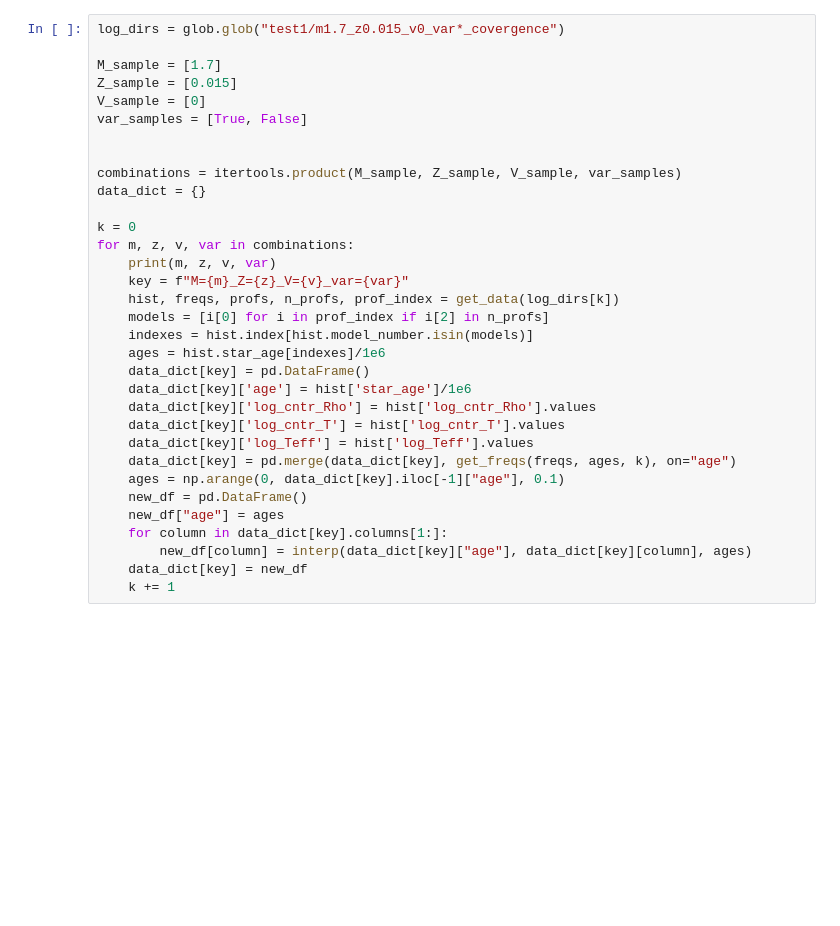
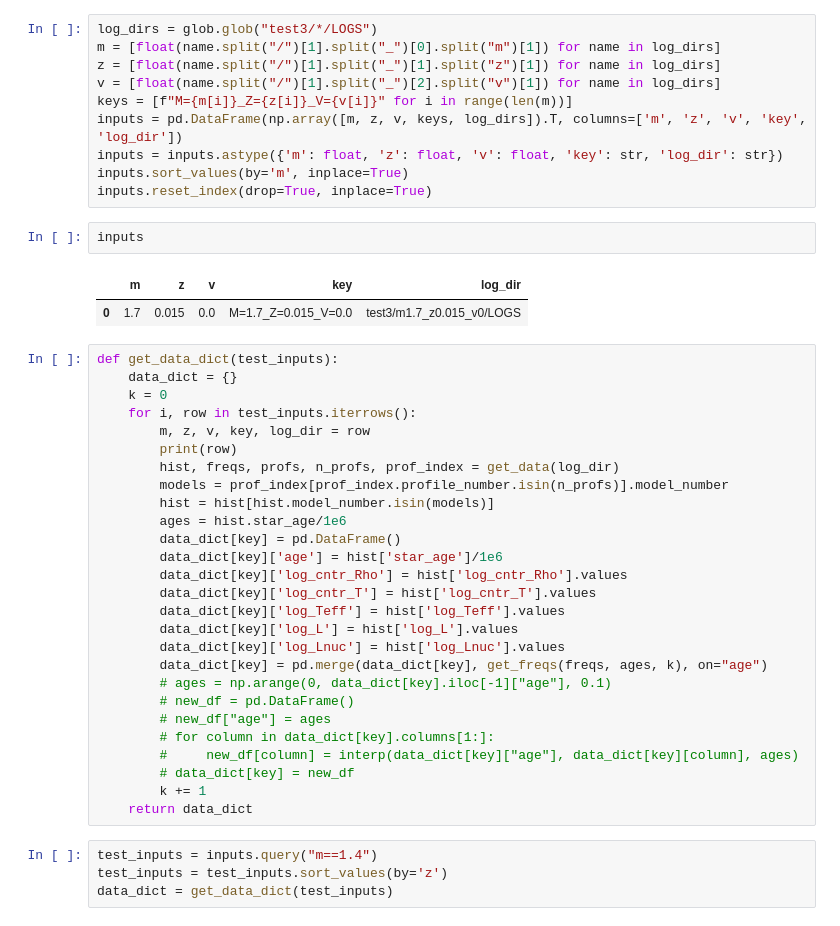
Before and after one commit to gautam-404/MESA-tests, a Jupyter notebook: comp2.ipynb, the cells around one changed output. Drawn from its saved outputs; the diff is of its cells as text; blank space fills up the shorter version.

```diff
--- a/comp2.ipynb
+++ b/comp2.ipynb
@@ -8,33 +63,46 @@ from helper import *
+# %%
+log_dirs = glob.glob("test3/*/LOGS")
+m = [float(name.split("/")[1].split("_")[0].split("m")[1]) for name in log_dirs]
+z = [float(name.split("/")[1].split("_")[1].split("z")[1]) for name in log_dirs]
+v = [float(name.split("/")[1].split("_")[2].split("v")[1]) for name in log_dirs]
+keys = [f"M={m[i]}_Z={z[i]}_V={v[i]}" for i in range(len(m))]
+inputs = pd.DataFrame(np.array([m, z, v, keys, log_dirs]).T, columns=['m', 'z', 'v', 'key', 'log_dir'])
+inputs = inputs.astype({'m': float, 'z': float, 'v': float, 'key': str, 'log_dir': str})
+inputs.sort_values(by='m', inplace=True)
+inputs.reset_index(drop=True, inplace=True)
+# %%
+inputs
+# %% [output]
+|  | m | z | v | key | log_dir |
+| 0 | 1.7 | 0.015 | 0.0 | M=1.7_Z=0.015_V=0.0 | test3/m1.7_z0.015_v0/LOGS |
 # %%
-log_dirs = glob.glob("test1/m1.7_z0.015_v0_var*_covergence")
-
-M_sample = [1.7]
-Z_sample = [0.015]
-V_sample = [0]
-var_samples = [True, False]
-
-
-combinations = itertools.product(M_sample, Z_sample, V_sample, var_samples)
-data_dict = {}
-
-k = 0
-for m, z, v, var in combinations:
-    print(m, z, v, var)
-    key = f"M={m}_Z={z}_V={v}_var={var}"
-    hist, freqs, profs, n_profs, prof_index = get_data(log_dirs[k])
-    models = [i[0] for i in prof_index if i[2] in n_profs]
-    indexes = hist.index[hist.model_number.isin(models)]
-    ages = hist.star_age[indexes]/1e6
-    data_dict[key] = pd.DataFrame()
-    data_dict[key]['age'] = hist['star_age']/1e6
-    data_dict[key]['log_cntr_Rho'] = hist['log_cntr_Rho'].values
-    data_dict[key]['log_cntr_T'] = hist['log_cntr_T'].values
-    data_dict[key]['log_Teff'] = hist['log_Teff'].values
-    data_dict[key] = pd.merge(data_dict[key], get_freqs(freqs, ages, k), on="age")
-    ages = np.arange(0, data_dict[key].iloc[-1]["age"], 0.1)
-    new_df = pd.DataFrame()
-    new_df["age"] = ages
-    for column in data_dict[key].columns[1:]:
-        new_df[column] = interp(data_dict[key]["age"], data_dict[key][column], ages)
-    data_dict[key] = new_df
-    k += 1
+def get_data_dict(test_inputs):
+    data_dict = {}
+    k = 0
+    for i, row in test_inputs.iterrows():
+        m, z, v, key, log_dir = row
+        print(row)
+        hist, freqs, profs, n_profs, prof_index = get_data(log_dir)
+        models = prof_index[prof_index.profile_number.isin(n_profs)].model_number
+        hist = hist[hist.model_number.isin(models)]
+        ages = hist.star_age/1e6
+        data_dict[key] = pd.DataFrame()
+        data_dict[key]['age'] = hist['star_age']/1e6
+        data_dict[key]['log_cntr_Rho'] = hist['log_cntr_Rho'].values
+        data_dict[key]['log_cntr_T'] = hist['log_cntr_T'].values
+        data_dict[key]['log_Teff'] = hist['log_Teff'].values
+        data_dict[key]['log_L'] = hist['log_L'].values
+        data_dict[key]['log_Lnuc'] = hist['log_Lnuc'].values
+        data_dict[key] = pd.merge(data_dict[key], get_freqs(freqs, ages, k), on="age")
+        # ages = np.arange(0, data_dict[key].iloc[-1]["age"], 0.1)
+        # new_df = pd.DataFrame()
+        # new_df["age"] = ages
+        # for column in data_dict[key].columns[1:]:
+        #     new_df[column] = interp(data_dict[key]["age"], data_dict[key][column], ages)
+        # data_dict[key] = new_df
+        k += 1
+    return data_dict
+# %%
+test_inputs = inputs.query("m==1.4")
+test_inputs = test_inputs.sort_values(by='z')
+data_dict = get_data_dict(test_inputs)
```
Also changed, not shown: parts of 8 cells of this notebook, 18 other files.
